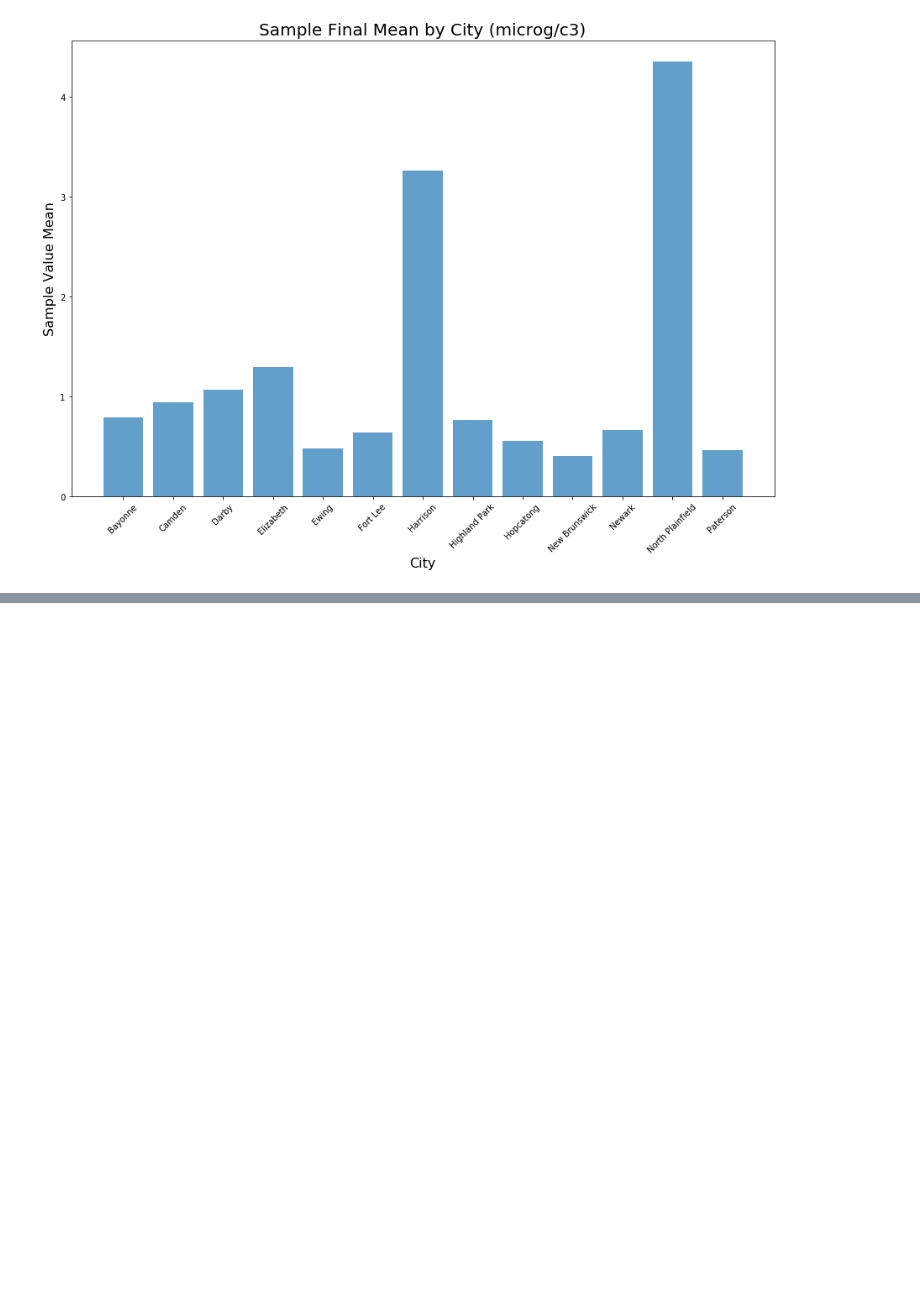
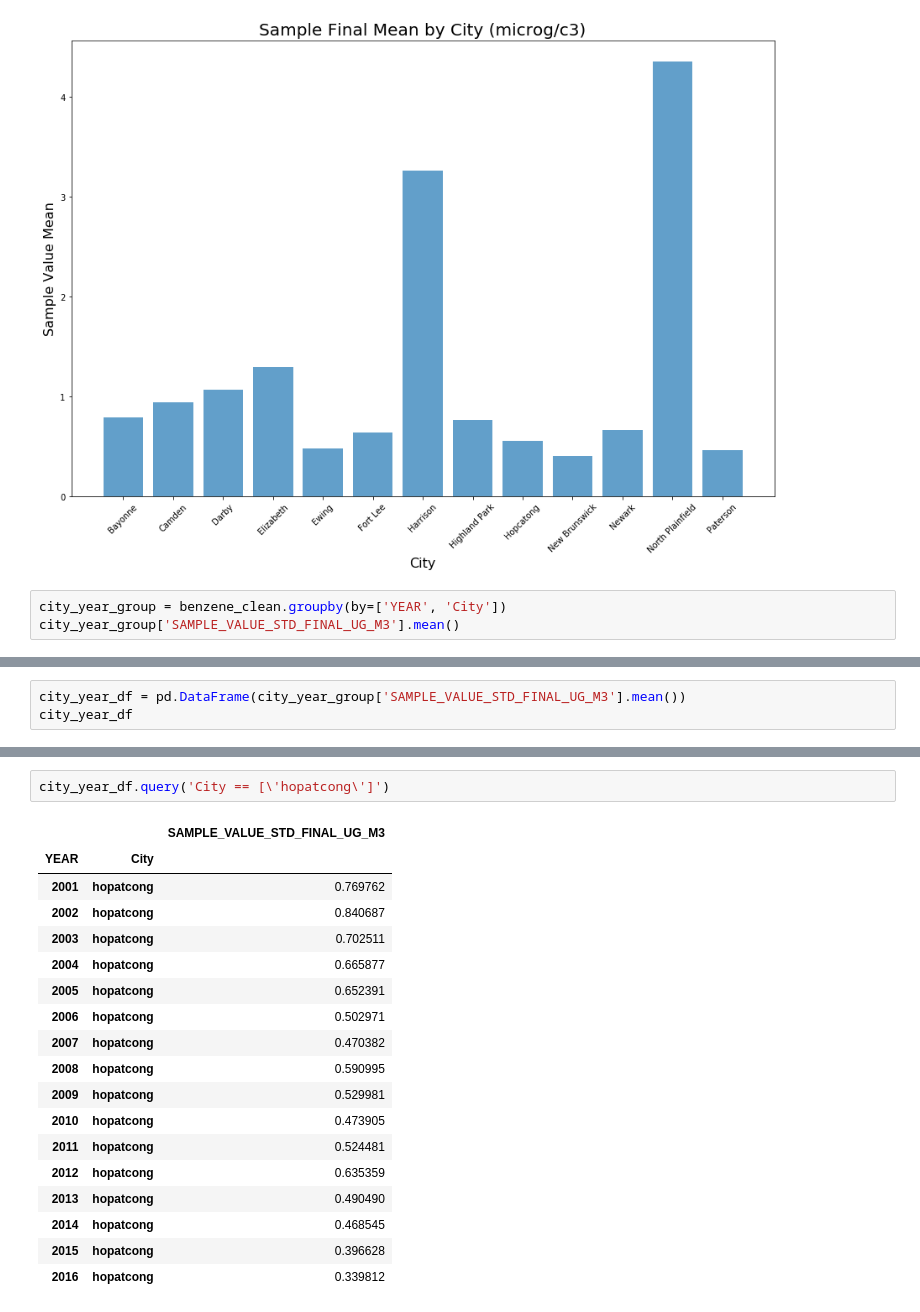
Before and after one commit to jjjjjeb/NJAir_EDA, a Jupyter notebook: Benzene Analysis.ipynb, the cells around one changed output, grey strips where cells are left out. Saved outputs shown, nothing was run; the diff lists cells and outputs as text; blank space fills up the shorter version.

```diff
--- a/Benzene Analysis.ipynb
+++ b/Benzene Analysis.ipynb
@@ -552,3 +552,6 @@ plt.ylabel('Sample Value Mean', size=16)
 # %% [output]
 Text(0, 0.5, 'Sample Value Mean')
 [figure]
+# %%
+city_year_group = benzene_clean.groupby(by=['YEAR', 'City'])
+city_year_group['SAMPLE_VALUE_STD_FINAL_UG_M3'].mean()
@@ -554,0 +572,3 @@ Text(0, 0.5, 'Sample Value Mean')
+# %%
+city_year_df = pd.DataFrame(city_year_group['SAMPLE_VALUE_STD_FINAL_UG_M3'].mean())
+city_year_df
@@ -554,0 +590,21 @@ Text(0, 0.5, 'Sample Value Mean')
+# %%
+city_year_df.query('City == [\'hopatcong\']')
+# %% [output]
+|  |  | SAMPLE_VALUE_STD_FINAL_UG_M3 |
+| YEAR | City |  |
+| 2001 | hopatcong | 0.769762 |
+| 2002 | hopatcong | 0.840687 |
+| 2003 | hopatcong | 0.702511 |
+| 2004 | hopatcong | 0.665877 |
+| 2005 | hopatcong | 0.652391 |
+| 2006 | hopatcong | 0.502971 |
+| 2007 | hopatcong | 0.470382 |
+| 2008 | hopatcong | 0.590995 |
+| 2009 | hopatcong | 0.529981 |
+| 2010 | hopatcong | 0.473905 |
+| 2011 | hopatcong | 0.524481 |
+| 2012 | hopatcong | 0.635359 |
+| 2013 | hopatcong | 0.490490 |
+| 2014 | hopatcong | 0.468545 |
+| 2015 | hopatcong | 0.396628 |
+| 2016 | hopatcong | 0.339812 |
```
Also changed, not shown: parts of 4 cells of this notebook.
